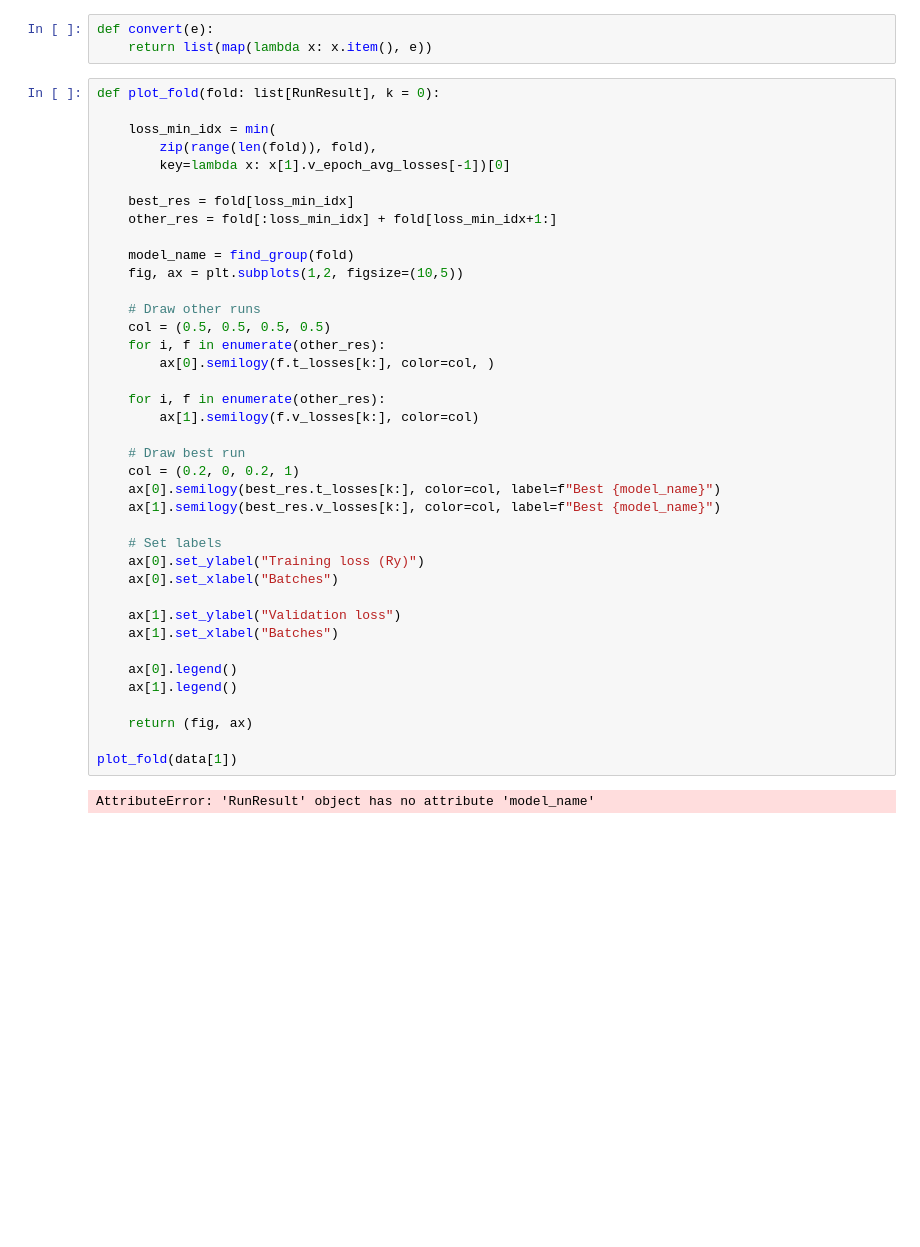
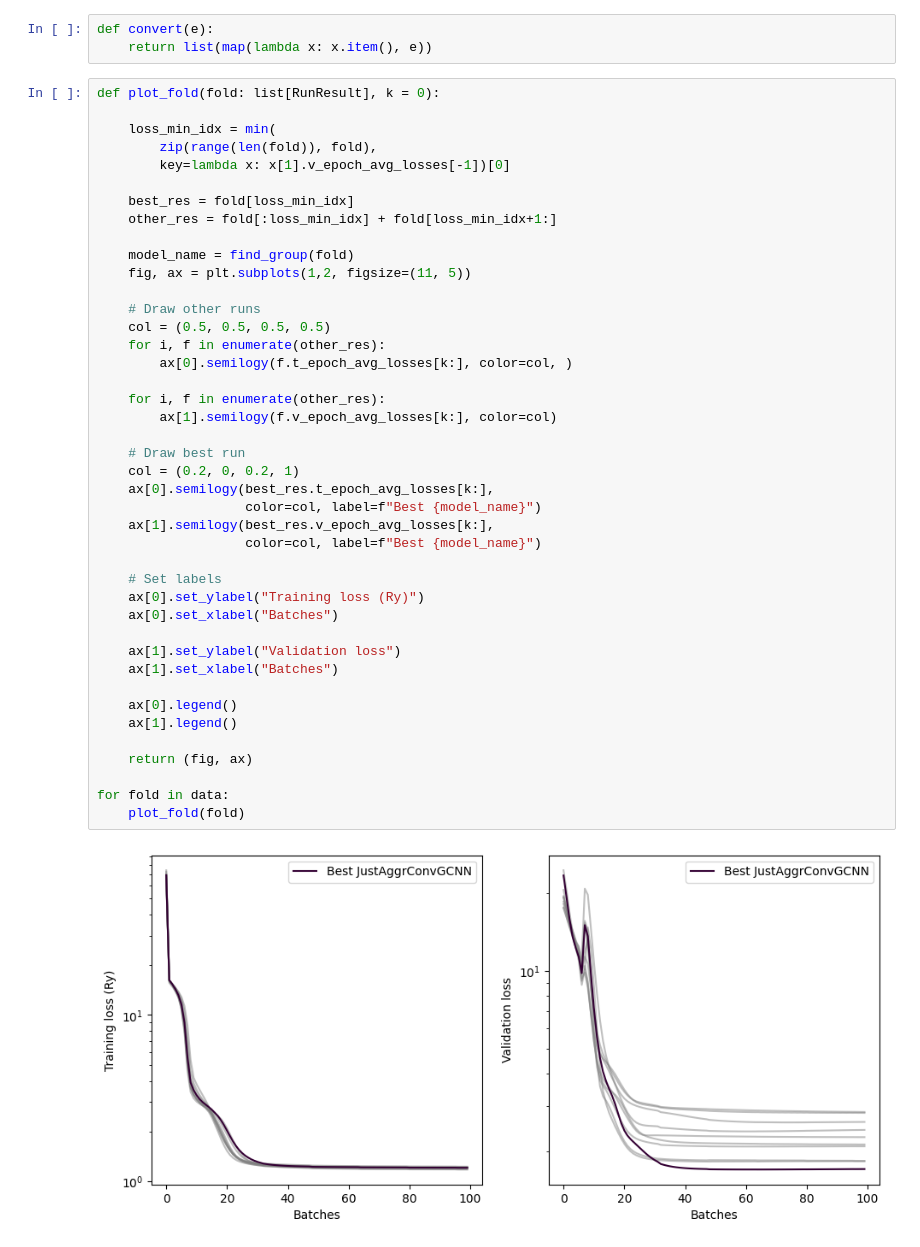
Before and after one commit to marco-cartago/tesi-3a-gnn, a Jupyter notebook: plots.ipynb, the cells around one changed output. Saved outputs shown, nothing was run; the diff lists cells and outputs as text; blank space fills up the shorter version.

Commit message:
Fixed a couple of errors.

```diff
--- a/plots.ipynb
+++ b/plots.ipynb
@@ -29,37 +29,40 @@ def plot_fold(fold: list[RunResult], k = 0):
         zip(range(len(fold)), fold),
         key=lambda x: x[1].v_epoch_avg_losses[-1])[0]
 
     best_res = fold[loss_min_idx]
     other_res = fold[:loss_min_idx] + fold[loss_min_idx+1:]
 
     model_name = find_group(fold)
-    fig, ax = plt.subplots(1,2, figsize=(10,5))
+    fig, ax = plt.subplots(1,2, figsize=(11, 5))
 
     # Draw other runs
     col = (0.5, 0.5, 0.5, 0.5)
     for i, f in enumerate(other_res):
-        ax[0].semilogy(f.t_losses[k:], color=col, )
+        ax[0].semilogy(f.t_epoch_avg_losses[k:], color=col, )
 
     for i, f in enumerate(other_res):
-        ax[1].semilogy(f.v_losses[k:], color=col)
+        ax[1].semilogy(f.v_epoch_avg_losses[k:], color=col)
 
     # Draw best run
     col = (0.2, 0, 0.2, 1)
-    ax[0].semilogy(best_res.t_losses[k:], color=col, label=f"Best {model_name}")
-    ax[1].semilogy(best_res.v_losses[k:], color=col, label=f"Best {model_name}")
+    ax[0].semilogy(best_res.t_epoch_avg_losses[k:],
+                   color=col, label=f"Best {model_name}")
+    ax[1].semilogy(best_res.v_epoch_avg_losses[k:],
+                   color=col, label=f"Best {model_name}")
 
     # Set labels
     ax[0].set_ylabel("Training loss (Ry)")
     ax[0].set_xlabel("Batches")
 
     ax[1].set_ylabel("Validation loss")
     ax[1].set_xlabel("Batches")
 
     ax[0].legend()
     ax[1].legend()
 
     return (fig, ax)
 
-plot_fold(data[1])
+for fold in data:
+    plot_fold(fold)
 # %% [output]
-AttributeError: 'RunResult' object has no attribute 'model_name'
+[figure, added]
```
Also changed, not shown: parts of 3 cells of this notebook, 1 other file.
